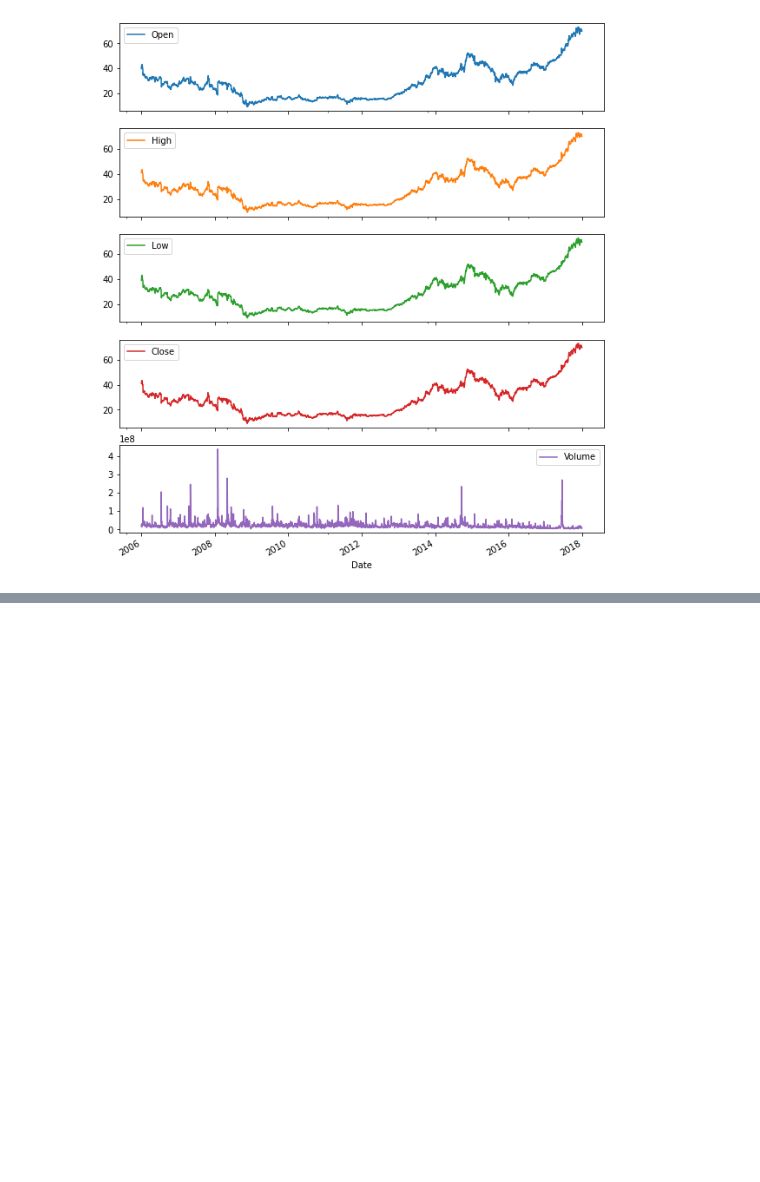
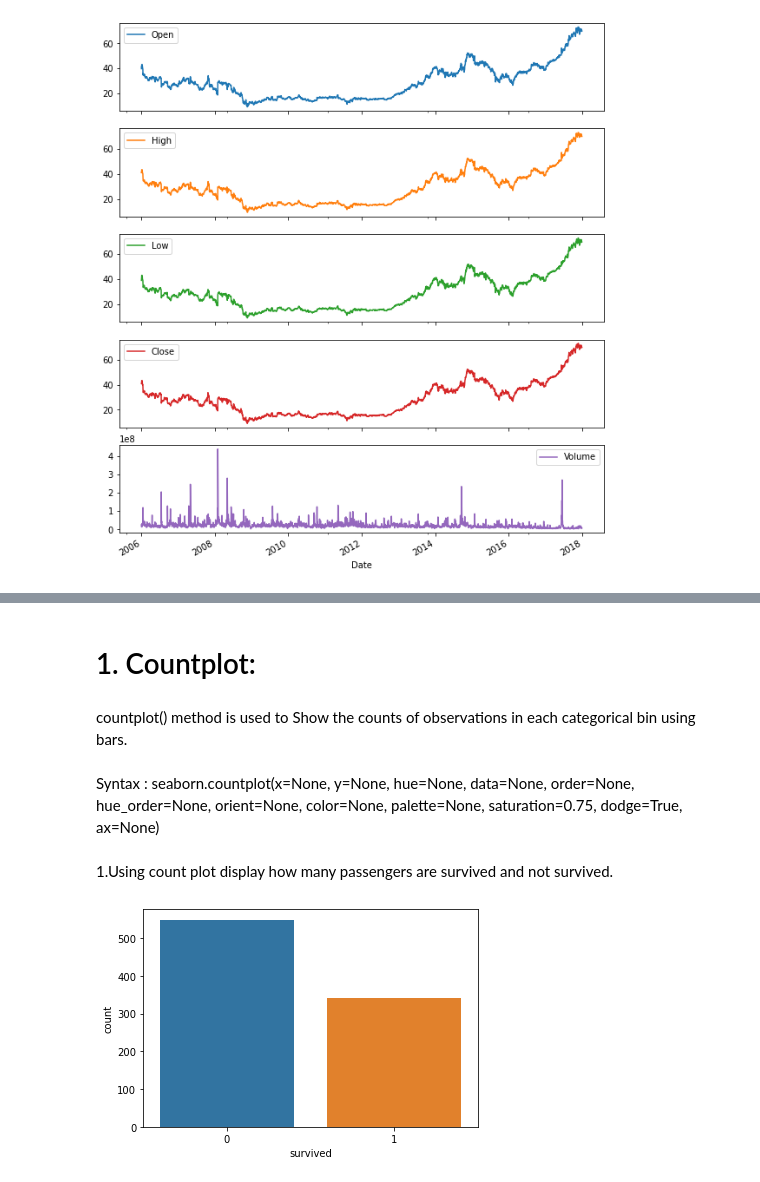
Before and after one commit to harshad848/pydata, a Jupyter notebook: Data_visualization_with_python.ipynb, the cells around one changed output, grey strips where cells are left out. Saved outputs shown, nothing was run; the diff lists cells and outputs as text; code cells hidden in the pictures; blank space fills up the shorter version.

Commit message:
seaborn

```diff
--- a/Data_visualization_with_python.ipynb
+++ b/Data_visualization_with_python.ipynb
@@ -839,0 +877,6 @@ array([<AxesSubplot:xlabel='Date'>, <AxesSubplot:xlabel='Date'>,
+# %% [markdown]
+# 1. Countplot:
+# %% [markdown]
+countplot() method is used to Show the counts of observations in each categorical bin using bars.
+# %% [markdown]
+Syntax : seaborn.countplot(x=None, y=None, hue=None, data=None, order=None, hue_order=None, orient=None, color=None, palette=None, saturation=0.75, dodge=True, ax=None)
@@ -839,0 +895,10 @@ array([<AxesSubplot:xlabel='Date'>, <AxesSubplot:xlabel='Date'>,
+# %% [markdown]
+1.Using count plot display how many passengers are survived and not survived.
+# %%
+import seaborn as sns
+import pandas as pd
+df=sns.load_dataset('titanic')
+sns.countplot(x='survived',data=df)
+plt.show()
+# %% [output]
+[figure, added]
```
Also changed, not shown: parts of 95 cells of this notebook.
